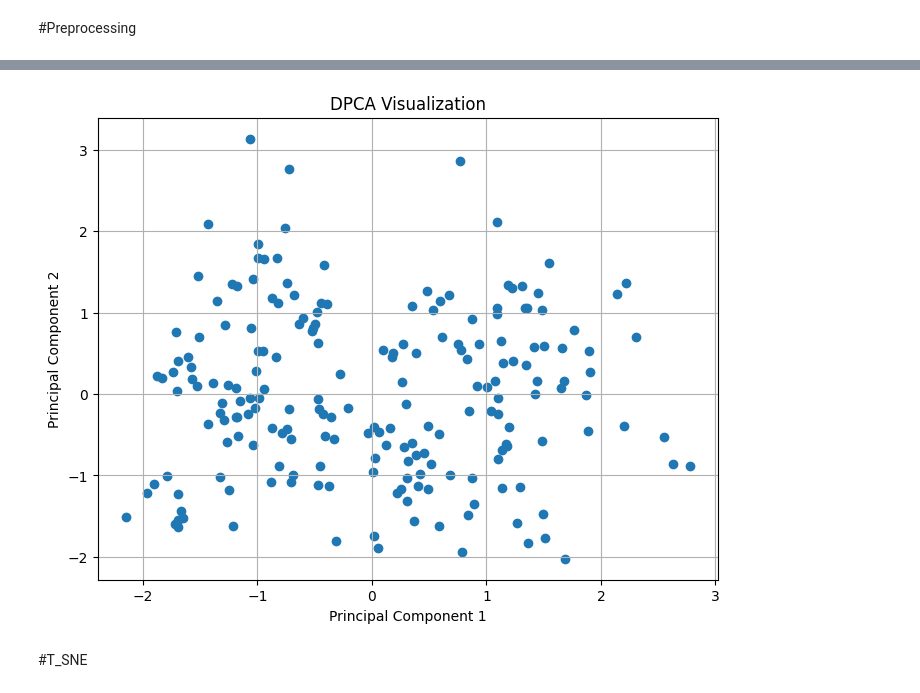
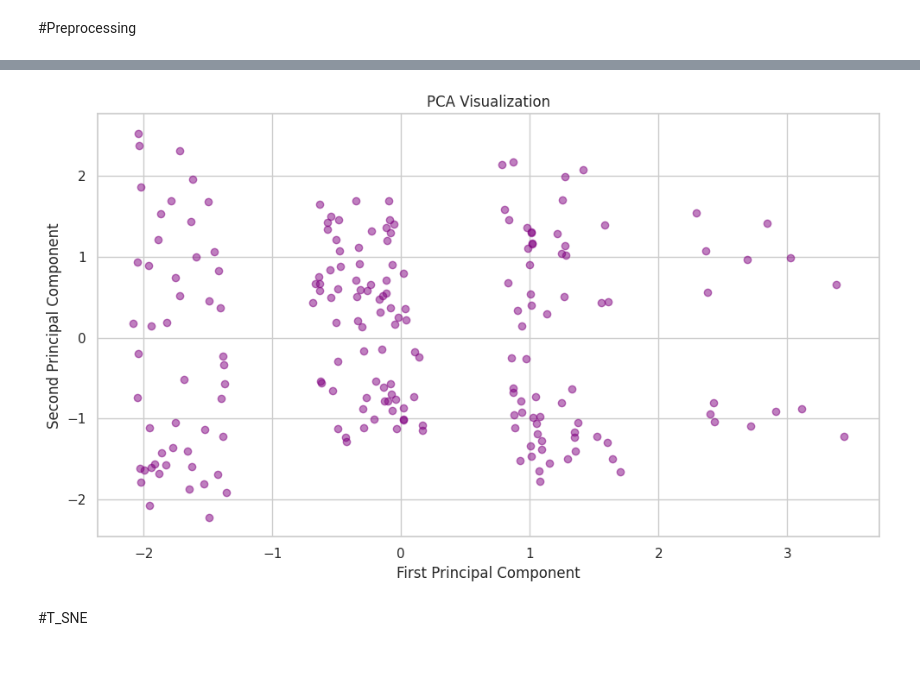
Before and after one commit to Bira0/GroupB, a Jupyter notebook: Mall_Customers.ipynb, the cells around one changed output, grey strips where cells are left out. Drawn from its saved outputs; the diff is of its cells as text; code cells hidden in the pictures; blank space fills up the shorter version.

```diff
--- a/Mall_Customers.ipynb
+++ b/Mall_Customers.ipynb
@@ -113,0 +160,5 @@ X_scaled = scaler.fit_transform(X)
+# %%
+from sklearn.preprocessing import OrdinalEncoder
+oe = OrdinalEncoder(categories=[['Low', 'Medium', 'High', 'Very High']])
+X['IncomeGroup'] = oe.fit_transform(X[['IncomeGroup']])
+X['IncomeGroup']
@@ -113,0 +186,4 @@ X_scaled = scaler.fit_transform(X)
+# %%
+from sklearn.preprocessing import StandardScaler
+ss = StandardScaler()
+X[['Age', 'Annual Income (k$)', 'Spending Score (1-100)']] = ss.fit_transform(X[['Age', 'Annual Income (k$)', 'Spending Score (1-100)']])
@@ -120,0 +199,14 @@ X_pca = pca.fit_transform(X_scaled)
+# %%
+from sklearn.decomposition import PCA
+
+pca = PCA().fit(X)
+sum_variance = np.cumsum(pca.explained_variance_ratio_)
+
+count = 0
+for i in sum_variance:
+  count += 1
+
+  if i >= 0.95:
+    break
+
+print(count)
@@ -140,0 +240,5 @@ plt.show()
+# %%
+pcaCount = PCA(n_components=count)
+X_pca = pcaCount.fit_transform(X)
+
+X_pca.shape
@@ -141,13 +247,14 @@ plt.show()
 # %%
-plt.figure(figsize=(8,6))
-plt.scatter(X_pca[:,0], X_pca[:,1])
-plt.title("DPCA Visualization")
-plt.xlabel("Principal Component 1")
-plt.ylabel("Principal Component 2")
-plt.grid(True)
+plt.figure(figsize=(10, 6))
+plt.scatter(X_pca[:, 0], X_pca[:, 1], alpha=0.5, c='purple')
+plt.xlabel('First Principal Component')
+plt.ylabel('Second Principal Component')
+plt.title('PCA Visualization')
+
+plt.tight_layout()
 plt.show()
 # %% [output]
-[figure, old version]
+[figure, new version]
 # %% [markdown]
 #T_SNE
 # %%
```
Also changed, not shown: parts of 42 cells of this notebook.
